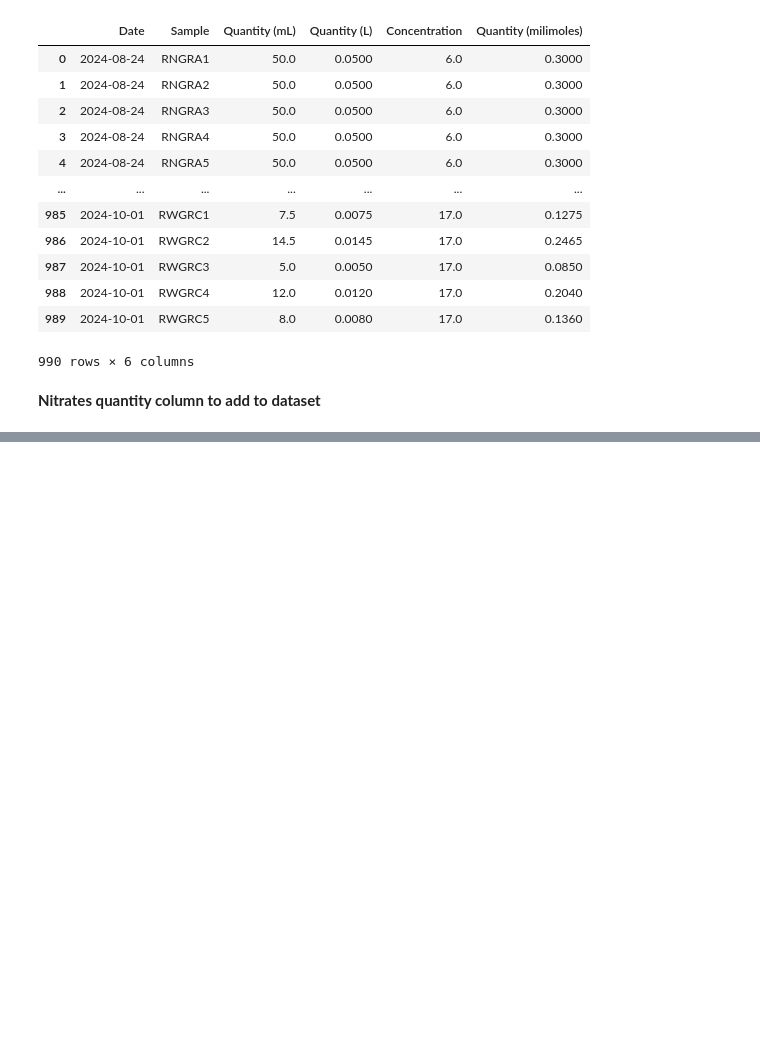
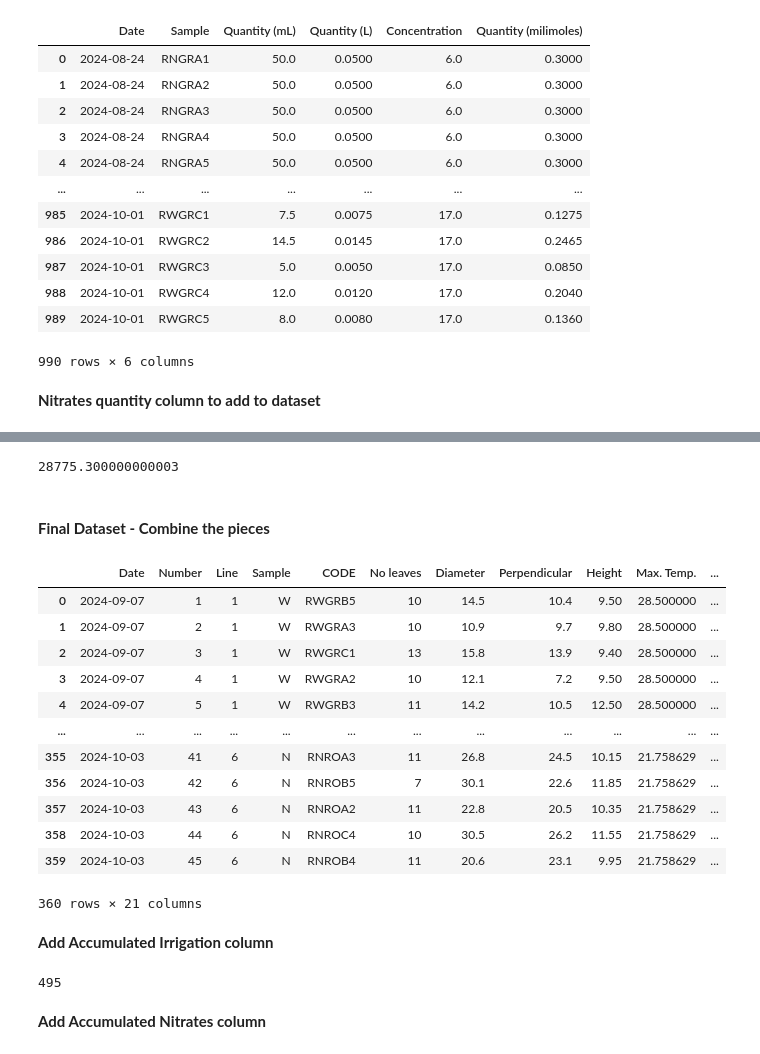
Before and after one commit to rodribro/TimeSeries, a Jupyter notebook: notebooks/dataset_creation/02_dataset.ipynb, the cells around one changed output, grey strips where cells are left out. Cells and saved outputs as stored; diff of their text form; code cells hidden in the pictures; blank space fills up the shorter version.

Commit message:
2nd dataset created

```diff
--- a/notebooks/dataset_creation/02_dataset.ipynb
+++ b/notebooks/dataset_creation/02_dataset.ipynb
@@ -244,0 +465,28 @@ Name: Quantity (milimoles), dtype: float64
+# %%
+cumulative_par
+# %% [output]
+28775.300000000003
+# %% [markdown]
+#### <b> Final Dataset - Combine the pieces </b>
+# %%
+biometry
+# %% [output]
+|  | Date | Number | Line | Sample | CODE | No leaves | Diameter | Perpendicular | Height | Max. Temp. | ... |
+| 0 | 2024-09-07 | 1 | 1 | W | RWGRB5 | 10 | 14.5 | 10.4 | 9.50 | 28.500000 | ... |
+| 1 | 2024-09-07 | 2 | 1 | W | RWGRA3 | 10 | 10.9 | 9.7 | 9.80 | 28.500000 | ... |
+| 2 | 2024-09-07 | 3 | 1 | W | RWGRC1 | 13 | 15.8 | 13.9 | 9.40 | 28.500000 | ... |
+| 3 | 2024-09-07 | 4 | 1 | W | RWGRA2 | 10 | 12.1 | 7.2 | 9.50 | 28.500000 | ... |
+| 4 | 2024-09-07 | 5 | 1 | W | RWGRB3 | 11 | 14.2 | 10.5 | 12.50 | 28.500000 | ... |
+| ... | ... | ... | ... | ... | ... | ... | ... | ... | ... | ... | ... |
+| 355 | 2024-10-03 | 41 | 6 | N | RNROA3 | 11 | 26.8 | 24.5 | 10.15 | 21.758629 | ... |
+| 356 | 2024-10-03 | 42 | 6 | N | RNROB5 | 7 | 30.1 | 22.6 | 11.85 | 21.758629 | ... |
+| 357 | 2024-10-03 | 43 | 6 | N | RNROA2 | 11 | 22.8 | 20.5 | 10.35 | 21.758629 | ... |
+| 358 | 2024-10-03 | 44 | 6 | N | RNROC4 | 10 | 30.5 | 26.2 | 11.55 | 21.758629 | ... |
+| 359 | 2024-10-03 | 45 | 6 | N | RNROB4 | 11 | 20.6 | 23.1 | 9.95 | 21.758629 | ... |
+360 rows × 21 columns
+# %% [markdown]
+<b> Add Accumulated Irrigation column </b>
+# %%
+harvest_biometry.size
+# %% [output]
+495
@@ -244,0 +497,2 @@ Name: Quantity (milimoles), dtype: float64
+# %% [markdown]
+<b> Add Accumulated Nitrates column </b>
```
Also changed, not shown: parts of 53 cells of this notebook.
